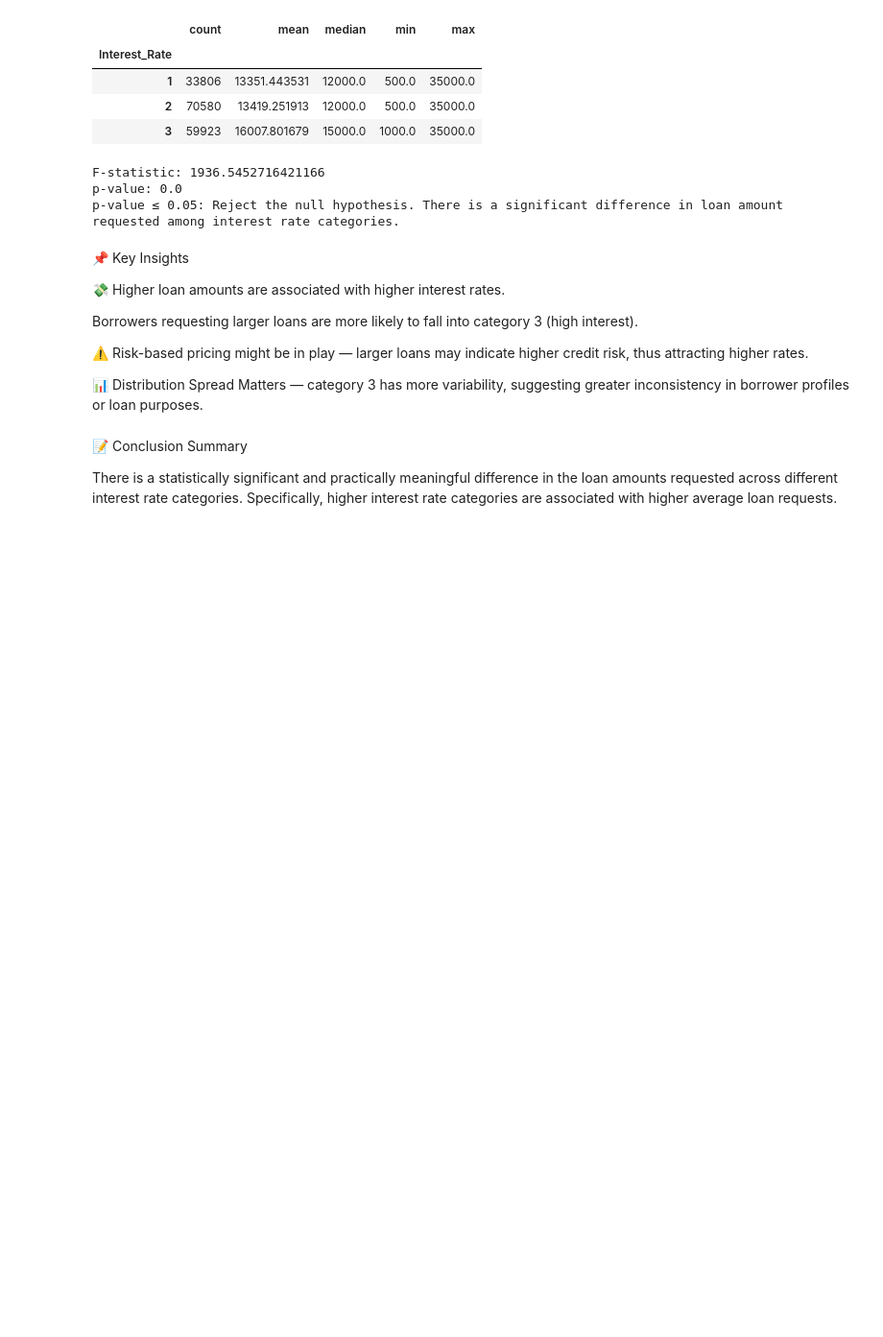
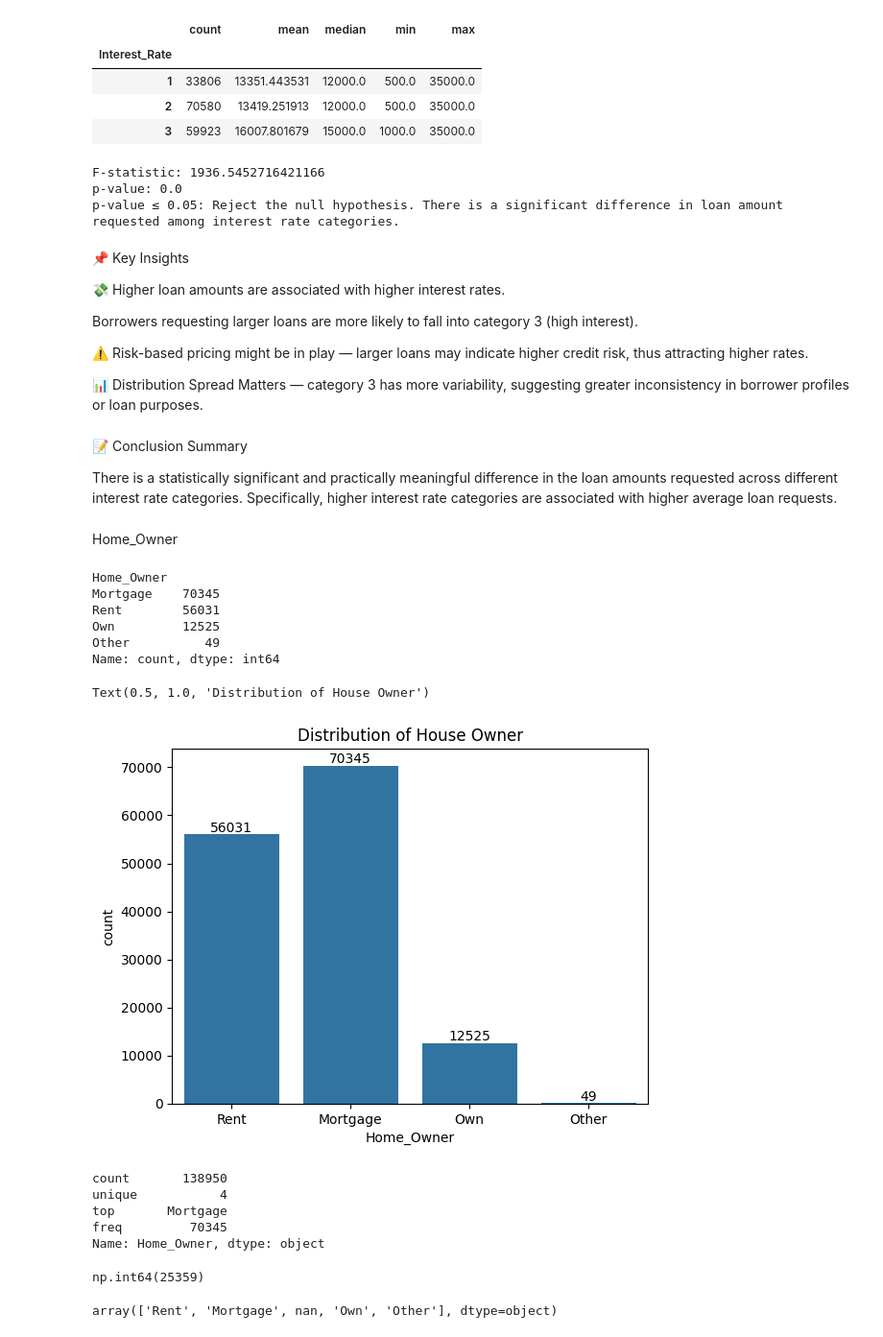
Before and after one commit to ka1817/Interest-Rate-Category-Prediction-Using-Supervised-Learning, a Jupyter notebook: notebook/eda.ipynb, the cells around one changed output. Shown at 96% size. Drawn from its saved outputs; the diff is of its cells as text; code cells hidden in the pictures; blank space fills up the shorter version.

```diff
--- a/notebook/eda.ipynb
+++ b/notebook/eda.ipynb
@@ -344,3 +344,39 @@ Borrowers requesting larger loans are more likely to fall into category 3 (high
 📝 Conclusion Summary
 
 There is a statistically significant and practically meaningful difference in the loan amounts requested across different interest rate categories. Specifically, higher interest rate categories are associated with higher average loan requests.
+# %% [markdown]
+Home_Owner
+# %%
+df['Home_Owner'].value_counts()
+# %% [output]
+Home_Owner
+Mortgage    70345
+Rent        56031
+Own         12525
+Other          49
+Name: count, dtype: int64
+# %%
+ax=sns.countplot(x=df['Home_Owner'])
+for bars in ax.containers:
+    ax.bar_label(bars)
+
+plt.title("Distribution of House Owner")
+# %% [output]
+Text(0.5, 1.0, 'Distribution of House Owner')
+[figure, added]
+# %%
+df['Home_Owner'].describe()
+# %% [output]
+count       138950
+unique           4
+top       Mortgage
+freq         70345
+Name: Home_Owner, dtype: object
+# %%
+df['Home_Owner'].isnull().sum()
+# %% [output]
+np.int64(25359)
+# %%
+df['Home_Owner'].unique()
+# %% [output]
+array(['Rent', 'Mortgage', nan, 'Own', 'Other'], dtype=object)
```
Also changed, not shown: parts of 13 cells of this notebook, 5 other files.
